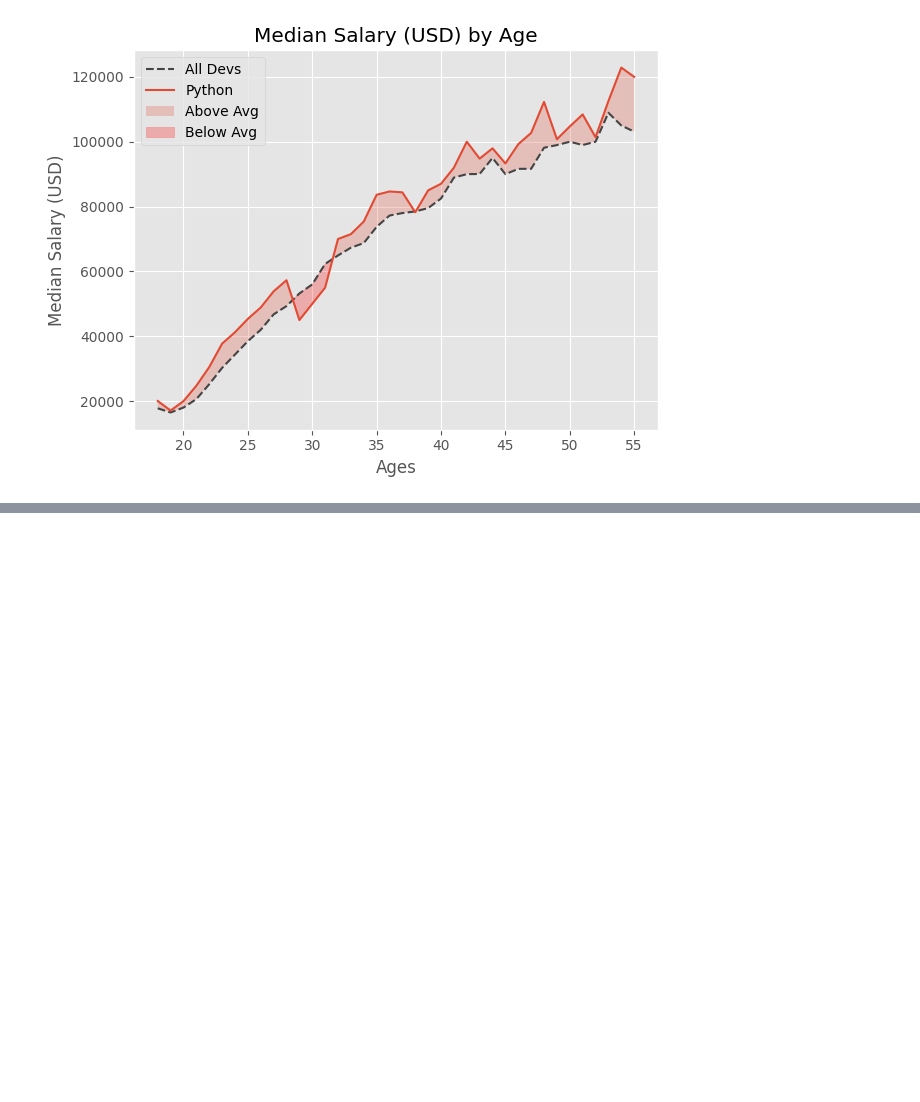
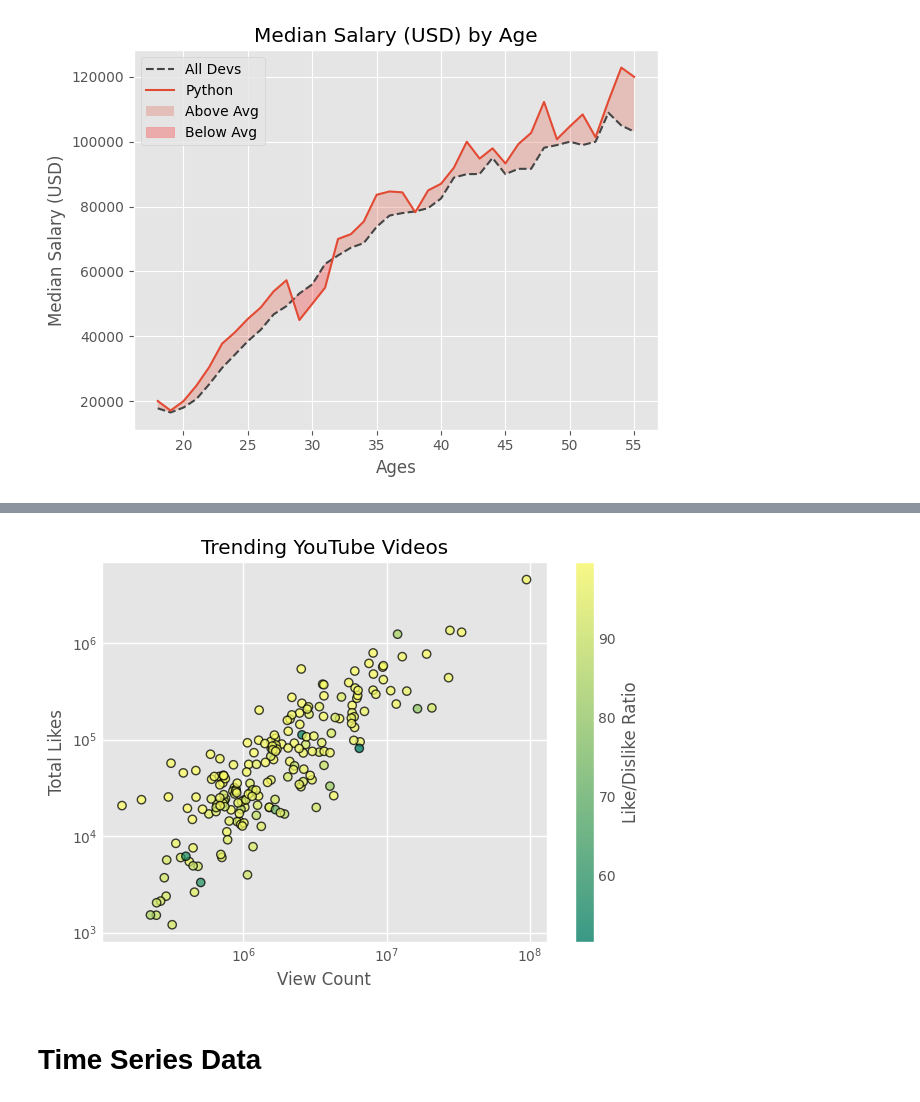
Before and after one commit to my-growth-diary/Corey-Schafer-Matplotlib-YT-Course, a Jupyter notebook: Practice Script - MatPlotLib.ipynb, the cells around one changed output, grey strips where cells are left out. Cells and saved outputs as stored; diff of their text form; code cells hidden in the pictures; blank space fills up the shorter version.

```diff
--- a/Practice Script - MatPlotLib.ipynb
+++ b/Practice Script - MatPlotLib.ipynb
@@ -251,0 +311,28 @@ plt.show()
+# %%
+
+data_youtube = pd.read_csv('https://raw.githubusercontent.com/CoreyMSchafer/code_snippets/master/Python/Matplotlib/07-ScatterPlots/2019-05-31-data.csv')
+# %%
+
+
+plt.style.use('ggplot')
+view_count = data_youtube['view_count']
+likes = data_youtube['likes']
+ratio = data_youtube['ratio']
+
+plt.scatter(view_count,likes, c=ratio,cmap = 'summer' ,edgecolor = 'black',linewidth = 1, alpha = 0.75)
+
+cbar = plt.colorbar()
+cbar.set_label('Like/Dislike Ratio')
+plt.xscale('log')
+plt.yscale('log')
+
+plt.title('Trending YouTube Videos')
+plt.xlabel('View Count')
+plt.ylabel('Total Likes')
+
+plt.tight_layout()
+plt.show()
+# %% [output]
+[figure, added]
+# %% [markdown]
+# Time Series Data
```
Also changed, not shown: parts of 16 cells of this notebook, 3 other files.
